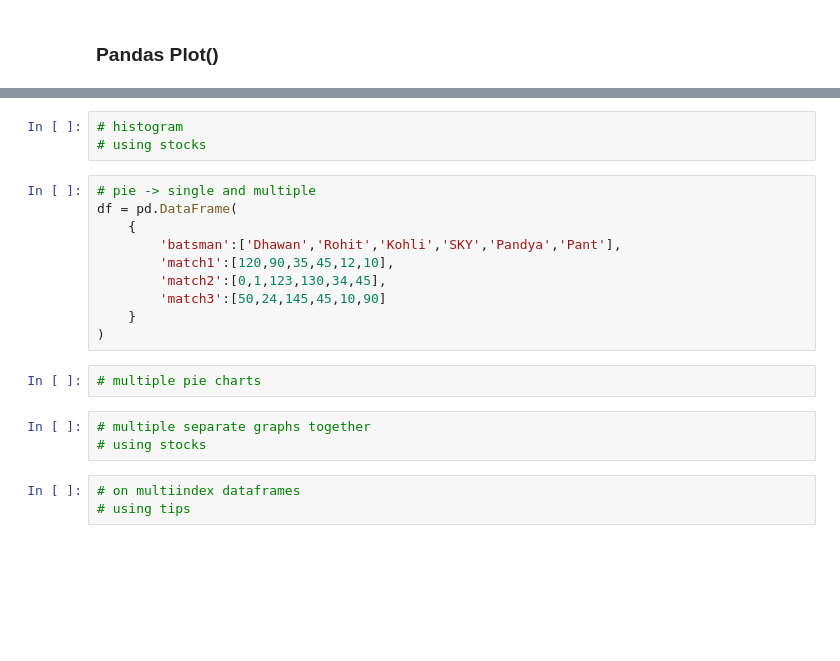
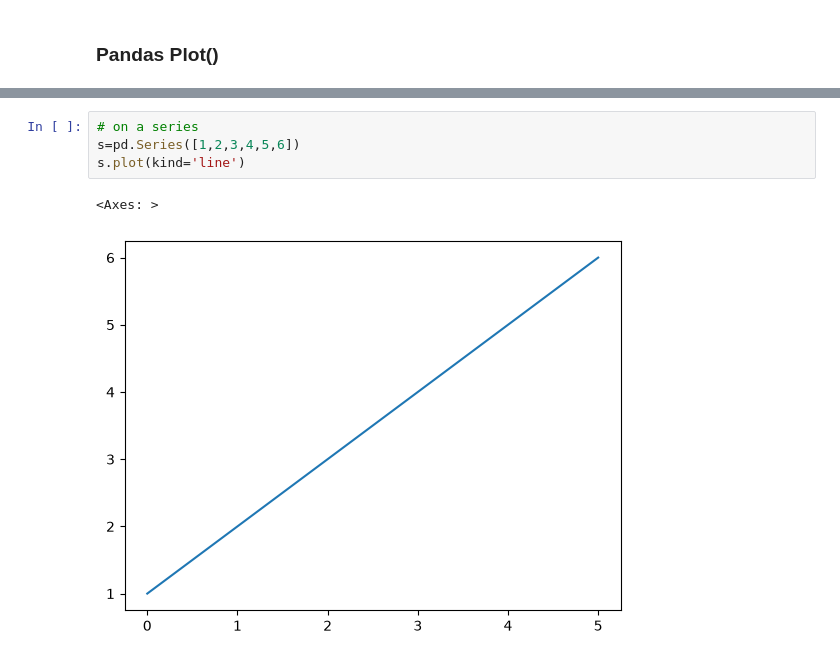
Before and after one commit to AnkitBhardwaj0/python_practice, a Jupyter notebook: matplotlib/advanced_matplotlib.ipynb, the cells around one changed output, grey strips where cells are left out. Cells and saved outputs as stored; diff of their text form; blank space fills up the shorter version.

```diff
--- a/matplotlib/advanced_matplotlib.ipynb
+++ b/matplotlib/advanced_matplotlib.ipynb
@@ -432,21 +425,7 @@ plt.show()
-# %%
-# histogram
-# using stocks
-# %%
-# pie -> single and multiple
-df = pd.DataFrame(
-    {
-        'batsman':['Dhawan','Rohit','Kohli','SKY','Pandya','Pant'],
-        'match1':[120,90,35,45,12,10],
-        'match2':[0,1,123,130,34,45],
-        'match3':[50,24,145,45,10,90]
-    }
-)
-# %%
-# multiple pie charts
-# %%
-# multiple separate graphs together
-# using stocks
-# %%
-# on multiindex dataframes
-# using tips
+# %%
+# on a series
+s=pd.Series([1,2,3,4,5,6])
+s.plot(kind='line')
+# %% [output]
+<Axes: >
+[figure, added]
```
Also changed, not shown: parts of 42 cells of this notebook.
